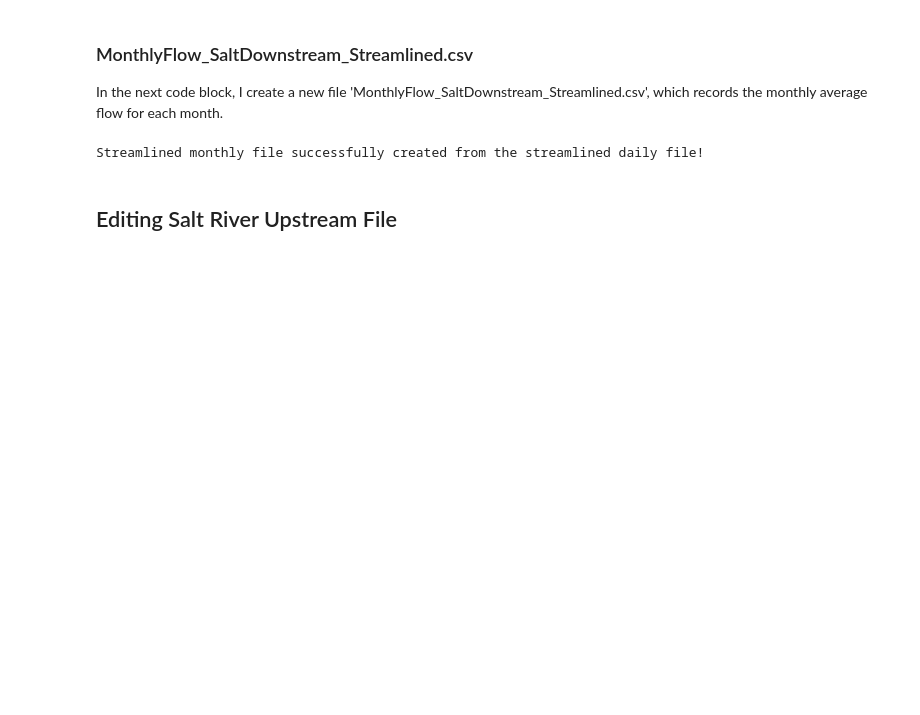
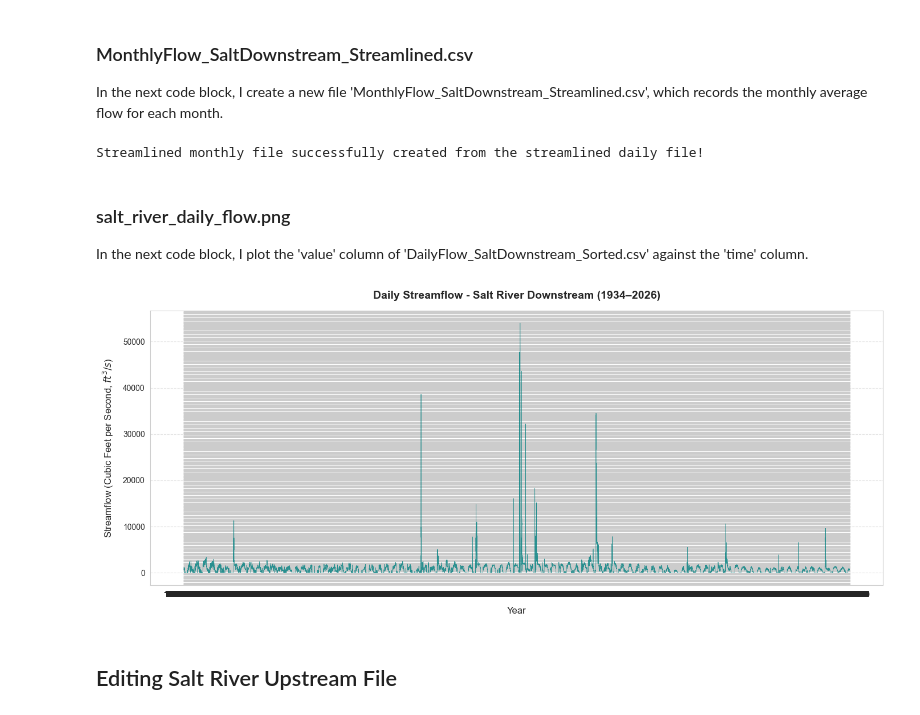
Before and after one commit to Erdos-Projects/summer26-water-use-sustainability, a Jupyter notebook: Analysis_Havi/data_cleaning.ipynb, the cells around one changed output. Cells and saved outputs as stored; diff of their text form; code cells hidden in the pictures; blank space fills up the shorter version.

Commit message:
New data cleaning file.

```diff
--- a/Analysis_Havi/data_cleaning.ipynb
+++ b/Analysis_Havi/data_cleaning.ipynb
@@ -3,2 +3,12 @@ _Note: most of this code was generated using Gemini._
+# %%
+import pandas as pd
+import numpy as np
+import matplotlib.pyplot as plt
+
+from datetime import datetime, timedelta
+from seaborn import set_style
+from sklearn.metrics import mean_squared_error
+
+set_style("whitegrid")
 # %% [markdown]
 # River Data
@@ -105,6 +198,53 @@ monthly_df.to_csv("../Data/FormattedData/Havi/MonthlyFlow_SaltDownstream_Streaml
 print("Streamlined monthly file successfully created from the streamlined daily file!")
 # %% [output]
 Streamlined monthly file successfully created from the streamlined daily file!
+# %% [markdown]
+### salt_river_daily_flow.png
+In the next code block, I plot the 'value' column of 'DailyFlow_SaltDownstream_Sorted.csv' against the 'time' column.
+# %%
+import os
+import matplotlib.pyplot as plt
+import pandas as pd
+
+# 1. Load the dataset
+file_path = "../Data/FormattedData/Havi/DailyFlow_SaltDownstream_Sorted.csv"
+df = pd.read_csv(file_path)
+
+# 2. Convert the 'time' column to datetime objects
+df["time"] = pd.to_datetime(df["time"])
+
+# 3. CRITICAL: Sort by time so the line connects chronologically
+# df_sorted = df.sort_values("time")
+
+# 4. Initialize the plot layout (avoiding .figure())
+fig, ax = plt.subplots(figsize=(14, 6))
+
+# 5. Plot the streamflow timeline
+# Using a thin line (linewidth=0.5) keeps the long-term historical spikes legible
+ax.plot(
+    df_sorted["time"],
+    df_sorted["value"],
+    color="teal",
+    linewidth=0.5,
+    alpha=0.8,
+)
+
+# 6. Customize labels, titles, and gridlines
+ax.set_title(
+    "Daily Streamflow - Salt River Downstream (1934–2026)",
+    fontsize=14,
+    fontweight="bold",
+    pad=15,
+)
+ax.set_xlabel("Year", fontsize=12, labelpad=10)
+ax.set_ylabel("Streamflow (Cubic Feet per Second, $ft^3/s$)", fontsize=12, labelpad=10)
+ax.grid(True, linestyle="--", alpha=0.5)
+
+# 7. Prevent label truncation and save the image
+plt.tight_layout()
+plt.savefig("salt_river_daily_flow.png", dpi=300)
+# %% [output]
+[figure, added]
 # %% [markdown]
 ## Editing Salt River Upstream File
 # %% [markdown]
```
Also changed, not shown: parts of 31 cells of this notebook.
